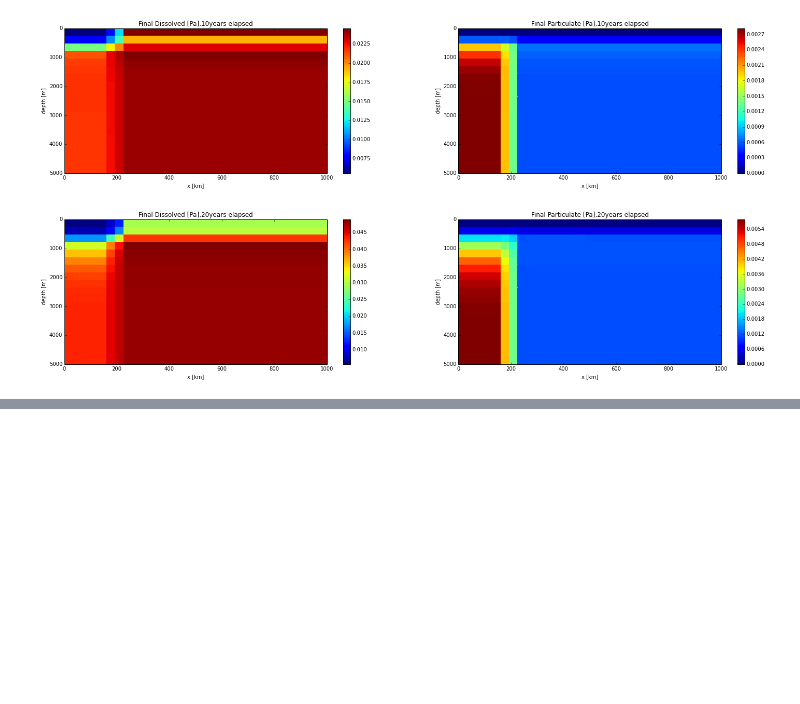
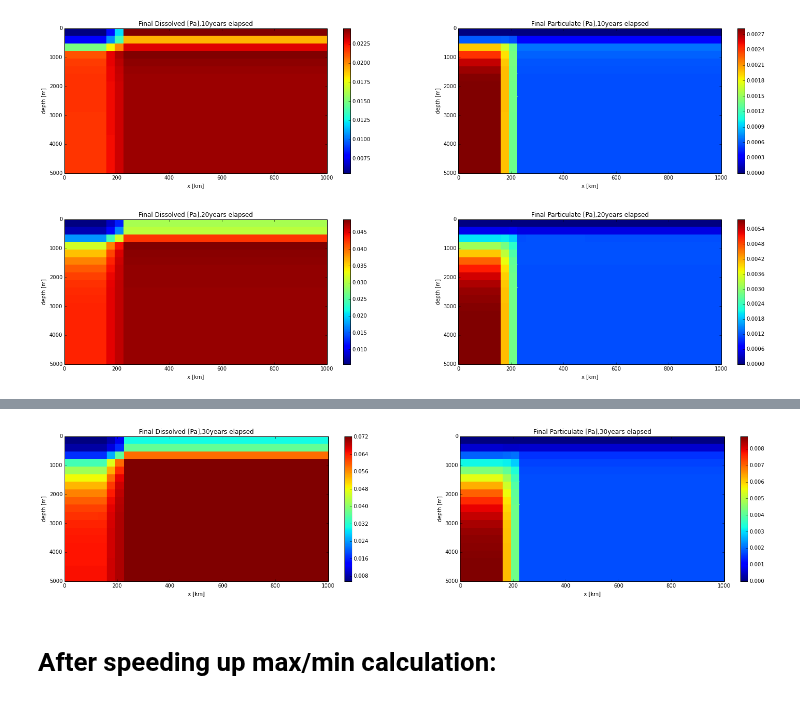
Before and after one commit to UBC-MOAD/pa-th-simple, a Jupyter notebook: prelim-model/Testbook.ipynb, the cells around one changed output, grey strips where cells are left out. Cells and saved outputs as stored; diff of their text form; code cells hidden in the pictures; blank space fills up the shorter version.

Commit message:
Added two new notebooks with TVD speed-improvements.

```diff
--- a/prelim-model/Testbook.ipynb
+++ b/prelim-model/Testbook.ipynb
@@ -65,0 +103,11 @@ PPa0vel['2tmax'] = copy.copy(h.a)
+# %%
+reload(ThPa2D)
+t = tmax[1]
+T = tmax[2]
+# Th loop
+g, h = ThPa2D.adflow(g, h, t, T, u, k_ad, k_de, Q, ThPa2D.TVD)
+#plot results
+meshTh = plot.prof(g, h, xmin, xmax, zmin, zmax, nx, nz, T, 'Pa')
+# store results
+DPa0vel['2tmax'] = copy.copy(g.a)
+PPa0vel['2tmax'] = copy.copy(h.a)
@@ -65,0 +116,15 @@ PPa0vel['2tmax'] = copy.copy(h.a)
+# %%
+reload(ThPa2D)
+t = tmax[2]
+T = tmax[3]
+# Th loop
+g, h = ThPa2D.adflow(g, h, t, T, u, k_ad, k_de, Q, ThPa2D.TVD)
+#plot results
+meshTh = plot.prof(g, h, xmin, xmax, zmin, zmax, nx, nz, T, 'Pa')
+# store results
+DPa0vel['3tmax'] = copy.copy(g.a)
+PPa0vel['3tmax'] = copy.copy(h.a)
+# %% [output]
+[figure, added]
+# %% [markdown]
+# After speeding up max/min calculation:
```
Also changed, not shown: parts of 12 cells of this notebook, 5 other files.
